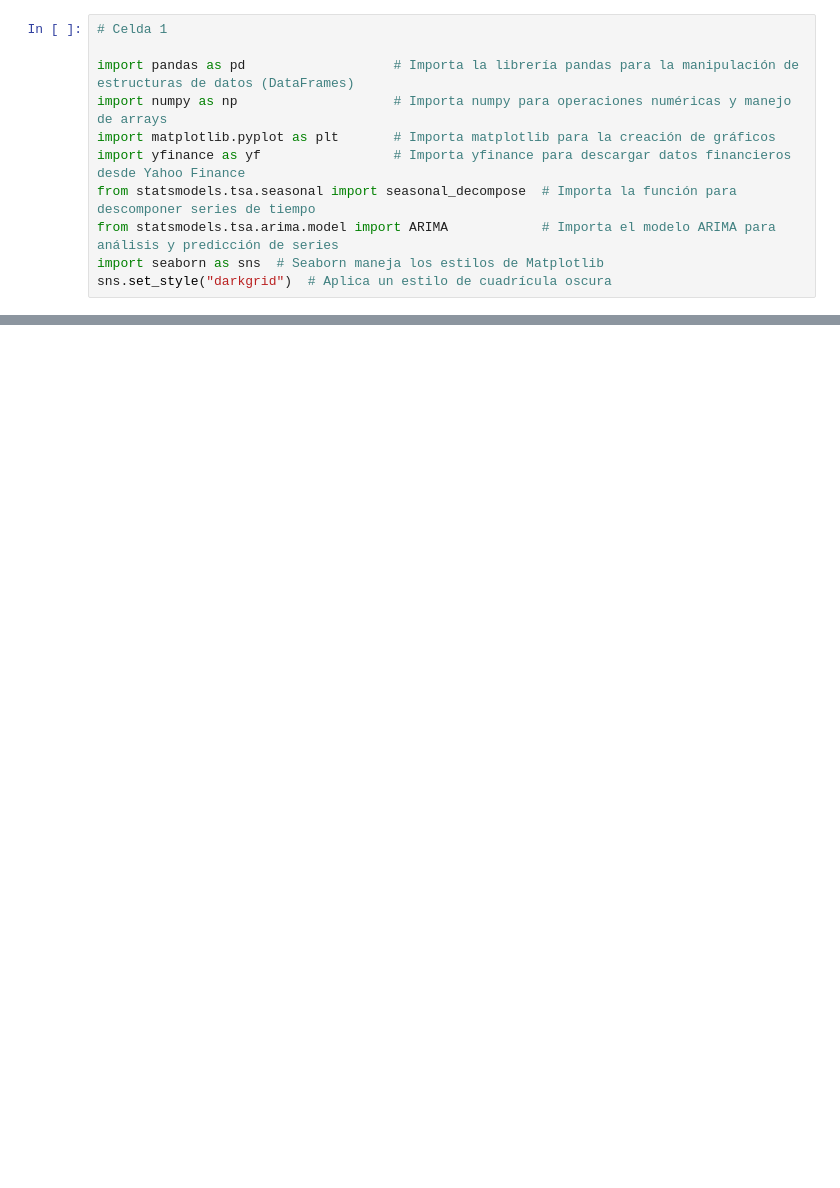
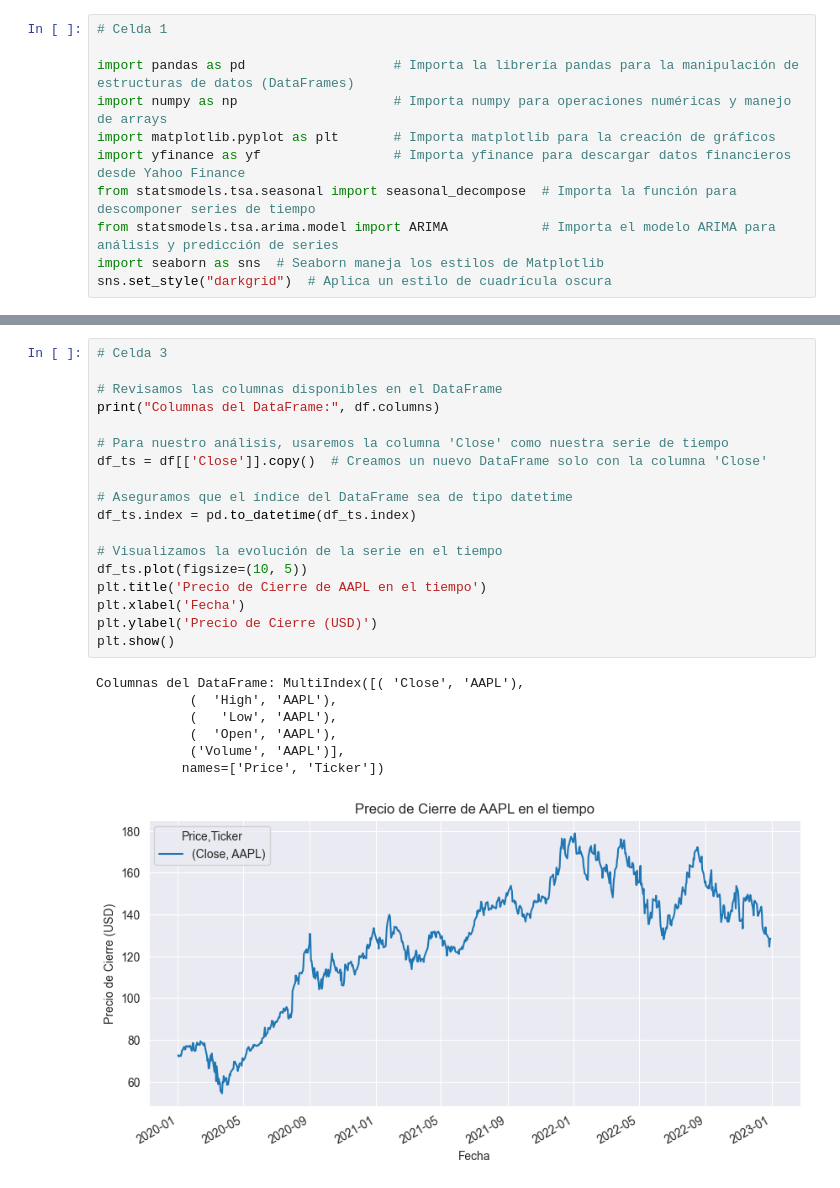
Before and after one commit to GzoC/my_time_series_project, a Jupyter notebook: notebooks/01_time_series_analysis.ipynb, the cells around one changed output, grey strips where cells are left out. Saved outputs shown, nothing was run; the diff lists cells and outputs as text; blank space fills up the shorter version.

Commit message:
Celda 3: Exploración y selección de la columna para la serie de tiempo

```diff
--- a/notebooks/01_time_series_analysis.ipynb
+++ b/notebooks/01_time_series_analysis.ipynb
@@ -34 +34,27 @@ df.head()                             # Imprime las primeras 5 filas del DataFra
 | 2020-01-08 | 73.403641 | 73.706271 | 71.943751 | 71.943751 | 132079200 |
+# %%
+# Celda 3
+
+# Revisamos las columnas disponibles en el DataFrame
+print("Columnas del DataFrame:", df.columns)
+
+# Para nuestro análisis, usaremos la columna 'Close' como nuestra serie de tiempo
+df_ts = df[['Close']].copy()  # Creamos un nuevo DataFrame solo con la columna 'Close'
+
+# Aseguramos que el índice del DataFrame sea de tipo datetime
+df_ts.index = pd.to_datetime(df_ts.index)
+
+# Visualizamos la evolución de la serie en el tiempo
+df_ts.plot(figsize=(10, 5))
+plt.title('Precio de Cierre de AAPL en el tiempo')
+plt.xlabel('Fecha')
+plt.ylabel('Precio de Cierre (USD)')
+plt.show()
+# %% [output]
+Columnas del DataFrame: MultiIndex([( 'Close', 'AAPL'),
+            (  'High', 'AAPL'),
+            (   'Low', 'AAPL'),
+            (  'Open', 'AAPL'),
+            ('Volume', 'AAPL')],
+           names=['Price', 'Ticker'])
+[figure, added]
```
Also changed, not shown: parts of 1 cell of this notebook.
